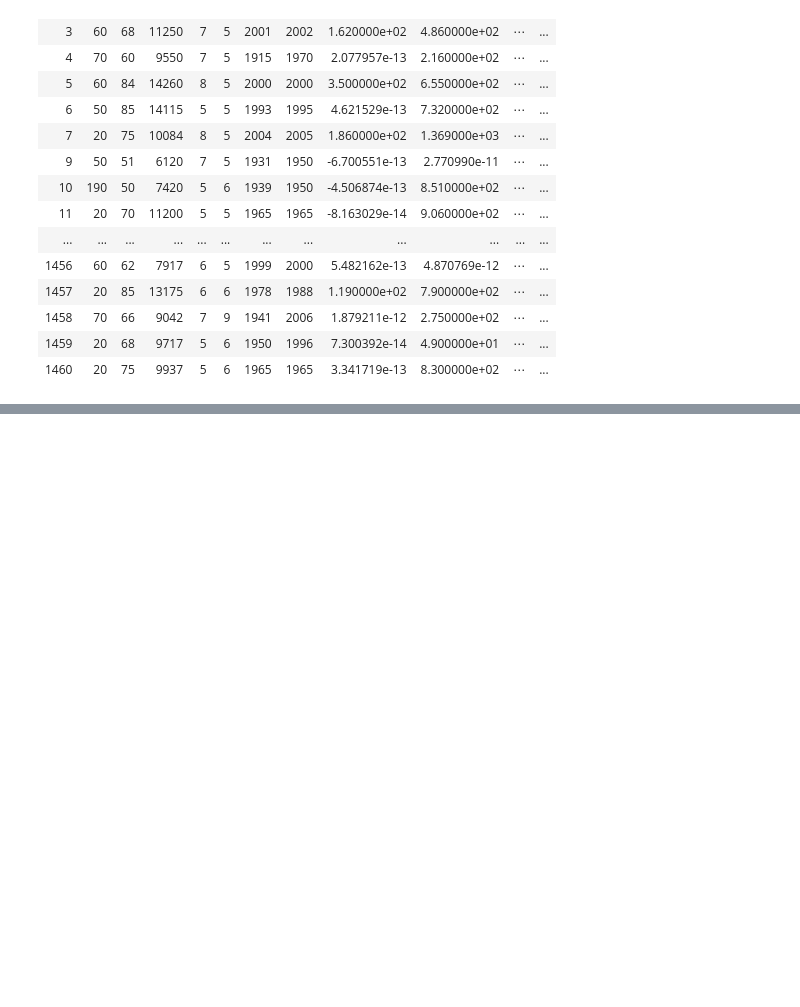
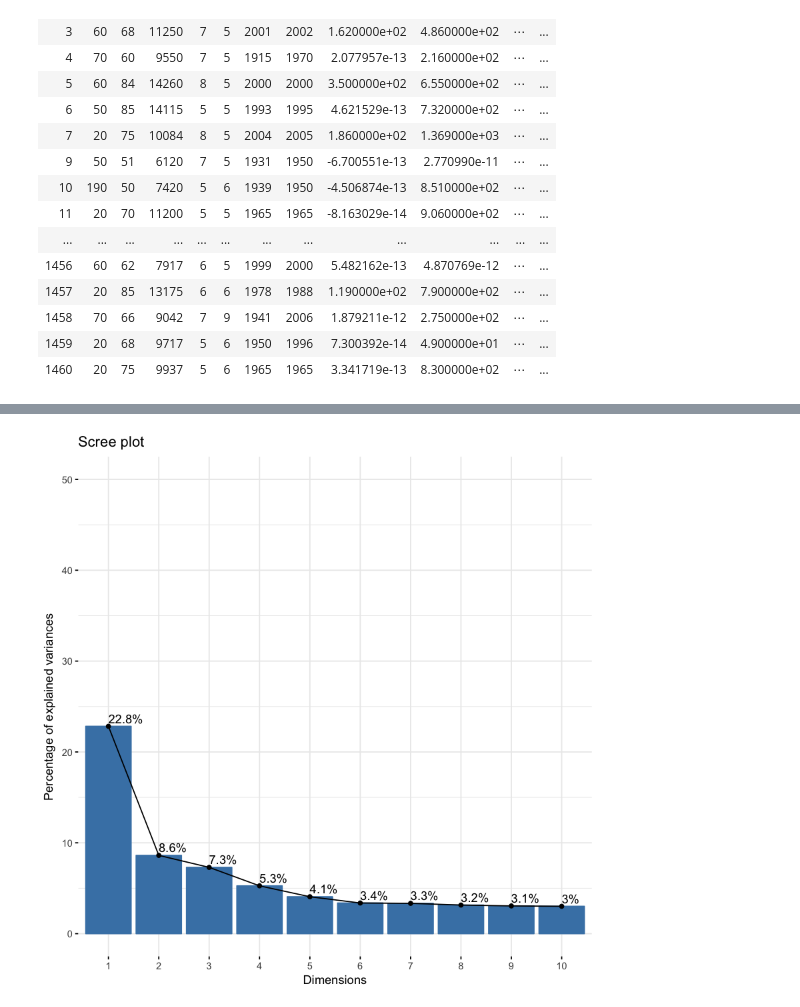
Before and after one commit to giggles-data-science/Data-Analysis-with-R, a Jupyter notebook: Feature Engineering, SVD, and PCA in R Draft.ipynb, the cells around one changed output, grey strips where cells are left out. Saved outputs shown, nothing was run; the diff lists cells and outputs as text; code cells hidden in the pictures; blank space fills up the shorter version.

```diff
--- a/Feature Engineering, SVD, and PCA in R Draft.ipynb
+++ b/Feature Engineering, SVD, and PCA in R Draft.ipynb
@@ -825,0 +724,4 @@ summary(PCACM)
+# %%
+fviz_eig(prin_comp, addlabels = TRUE, ylim = c(0, 50))
+# %% [output]
+[figure, added]
```
Also changed, not shown: parts of 24 cells of this notebook.
